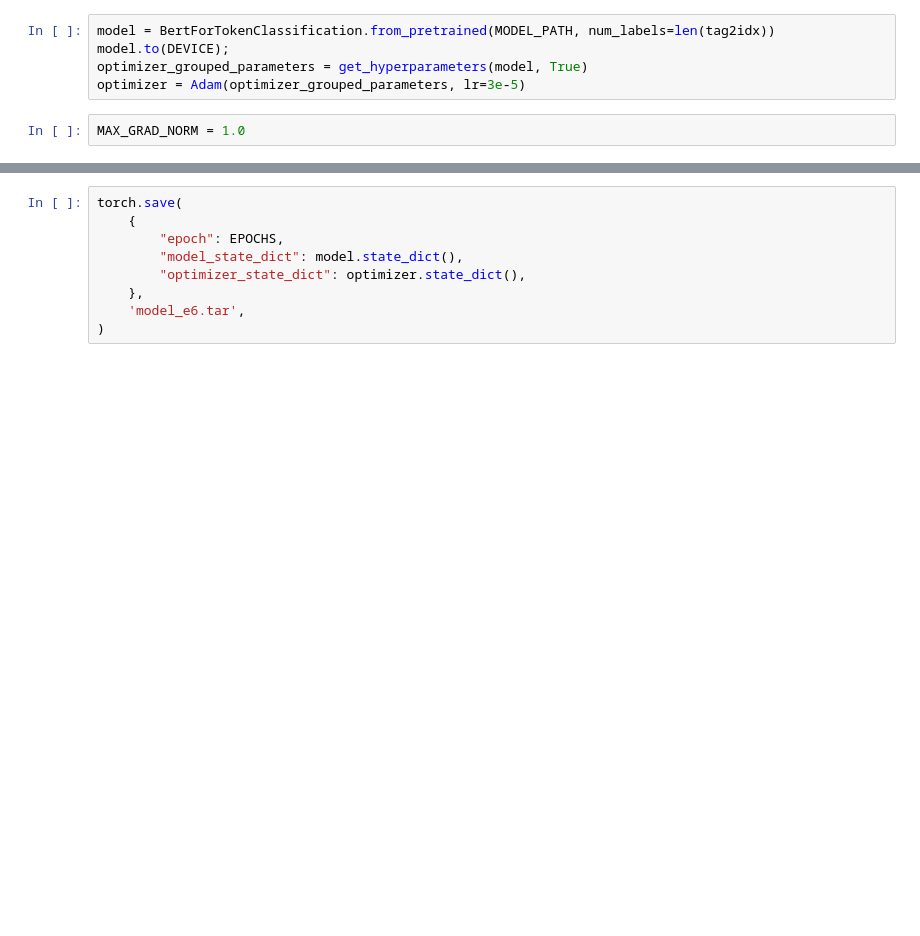
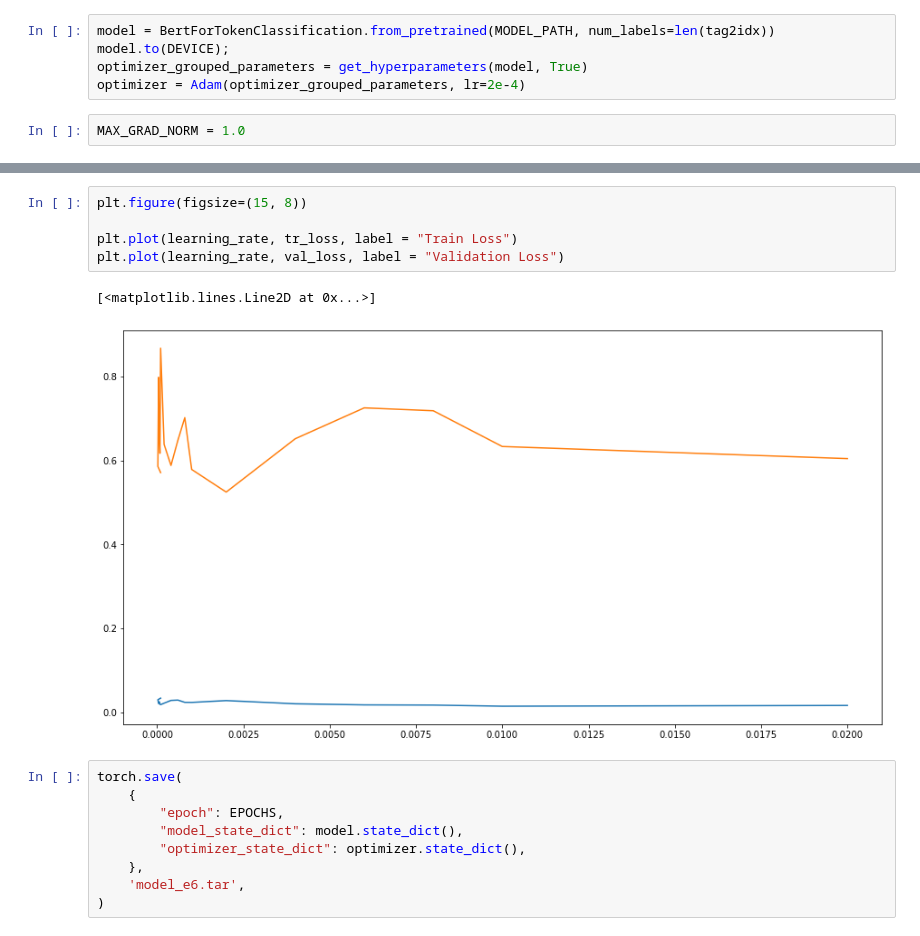
Before and after one commit to skills-recommender/production, a Jupyter notebook: notebooks/resumeskillsextractor/resumeskillsextractor.ipynb, the cells around one changed output, grey strips where cells are left out. Saved outputs shown, nothing was run; the diff lists cells and outputs as text; blank space fills up the shorter version.

```diff
--- a/notebooks/resumeskillsextractor/resumeskillsextractor.ipynb
+++ b/notebooks/resumeskillsextractor/resumeskillsextractor.ipynb
@@ -245,7 +234,7 @@ def flat_accuracy(valid_tags, pred_tags):
 model = BertForTokenClassification.from_pretrained(MODEL_PATH, num_labels=len(tag2idx))
 model.to(DEVICE);
 optimizer_grouped_parameters = get_hyperparameters(model, True)
-optimizer = Adam(optimizer_grouped_parameters, lr=3e-5)
+optimizer = Adam(optimizer_grouped_parameters, lr=2e-4)
 # %%
 MAX_GRAD_NORM = 1.0
 # %%
@@ -518,3 +625,11 @@ Years of Experience                     [ 0  0  0  0  0  0  0  0 11  0  4]
+# %%
+plt.figure(figsize=(15, 8))
+
+plt.plot(learning_rate, tr_loss, label = "Train Loss")
+plt.plot(learning_rate, val_loss, label = "Validation Loss")
+# %% [output]
+[<matplotlib.lines.Line2D at 0x...>]
+[figure, added]
 # %%
 torch.save(
     {
```
Also changed, not shown: parts of 6 cells of this notebook.
